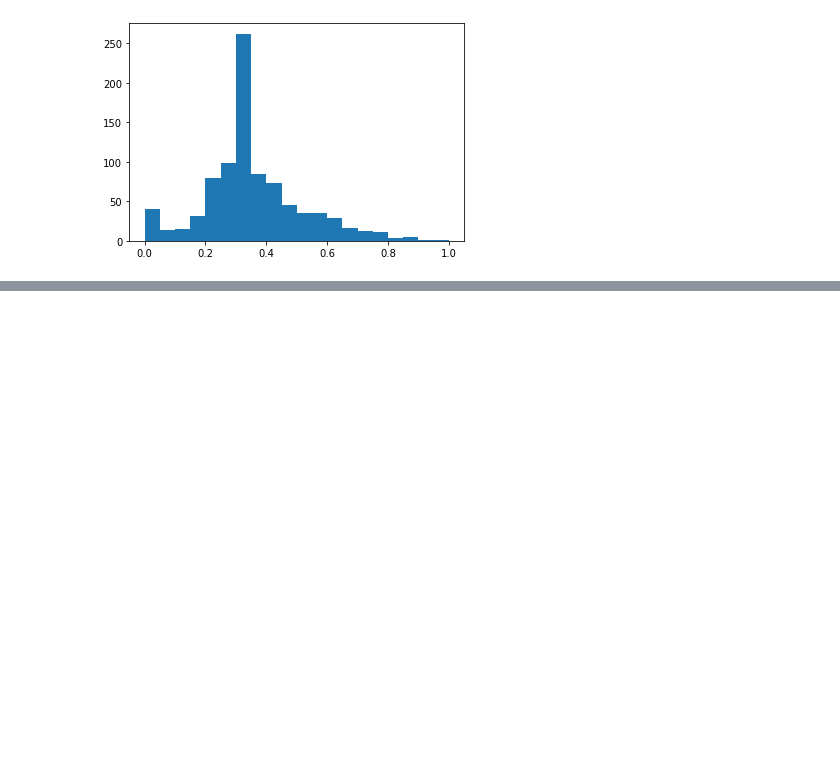
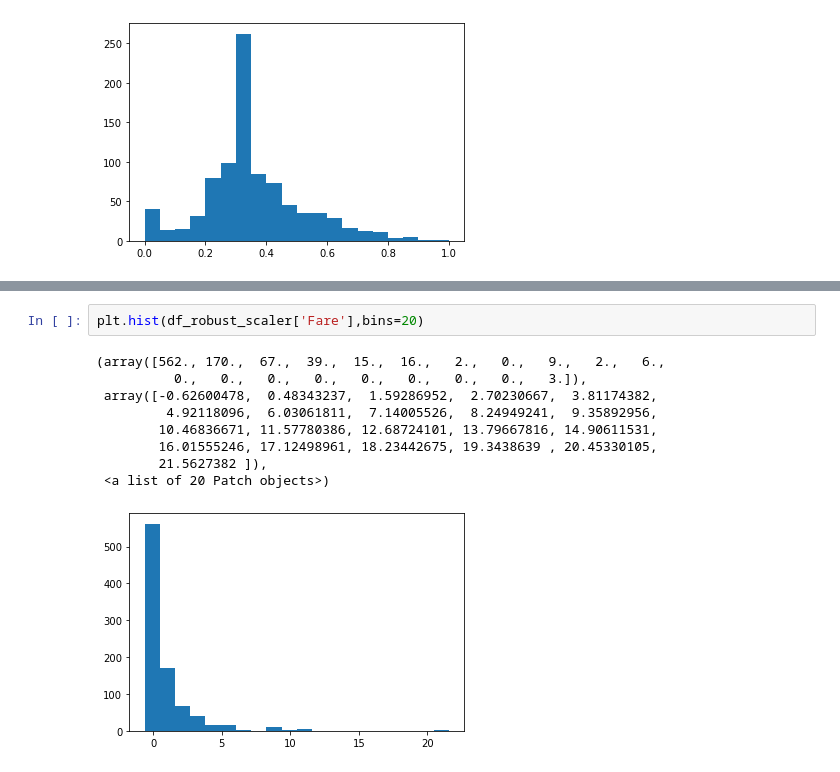
Before and after one commit to deepakkum21/Feature-Engineering, a Jupyter notebook: Types of Feature Transformation .ipynb, the cells around one changed output, grey strips where cells are left out. Cells and saved outputs as stored; diff of their text form; blank space fills up the shorter version.

```diff
--- a/Types of Feature Transformation .ipynb
+++ b/Types of Feature Transformation .ipynb
@@ -230,0 +269,12 @@ plt.hist(df_minmax['Age'],bins=20)
+# %%
+plt.hist(df_robust_scaler['Fare'],bins=20)
+# %% [output]
+(array([562., 170.,  67.,  39.,  15.,  16.,   2.,   0.,   9.,   2.,   6.,
+          0.,   0.,   0.,   0.,   0.,   0.,   0.,   0.,   3.]),
+ array([-0.62600478,  0.48343237,  1.59286952,  2.70230667,  3.81174382,
+         4.92118096,  6.03061811,  7.14005526,  8.24949241,  9.35892956,
+        10.46836671, 11.57780386, 12.68724101, 13.79667816, 14.90611531,
+        16.01555246, 17.12498961, 18.23442675, 19.3438639 , 20.45330105,
+        21.5627382 ]),
+ <a list of 20 Patch objects>)
+[figure, added]
```
Also changed, not shown: parts of 5 cells of this notebook.
